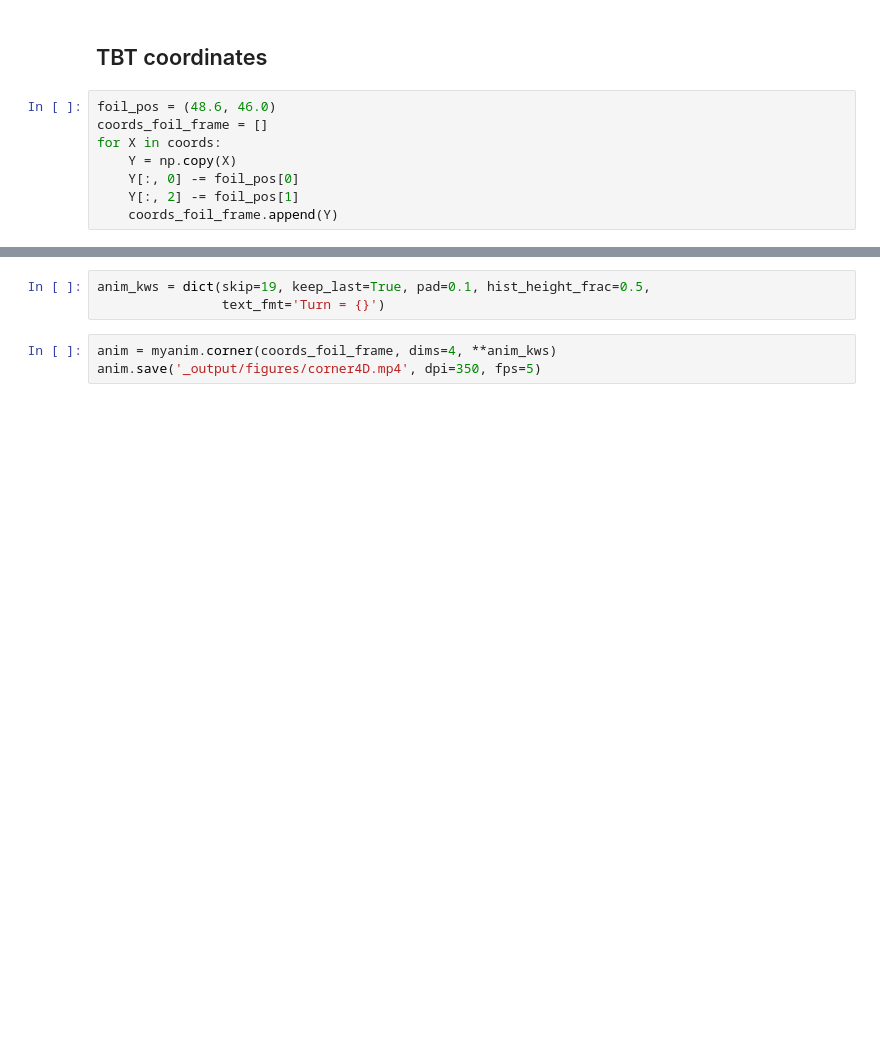
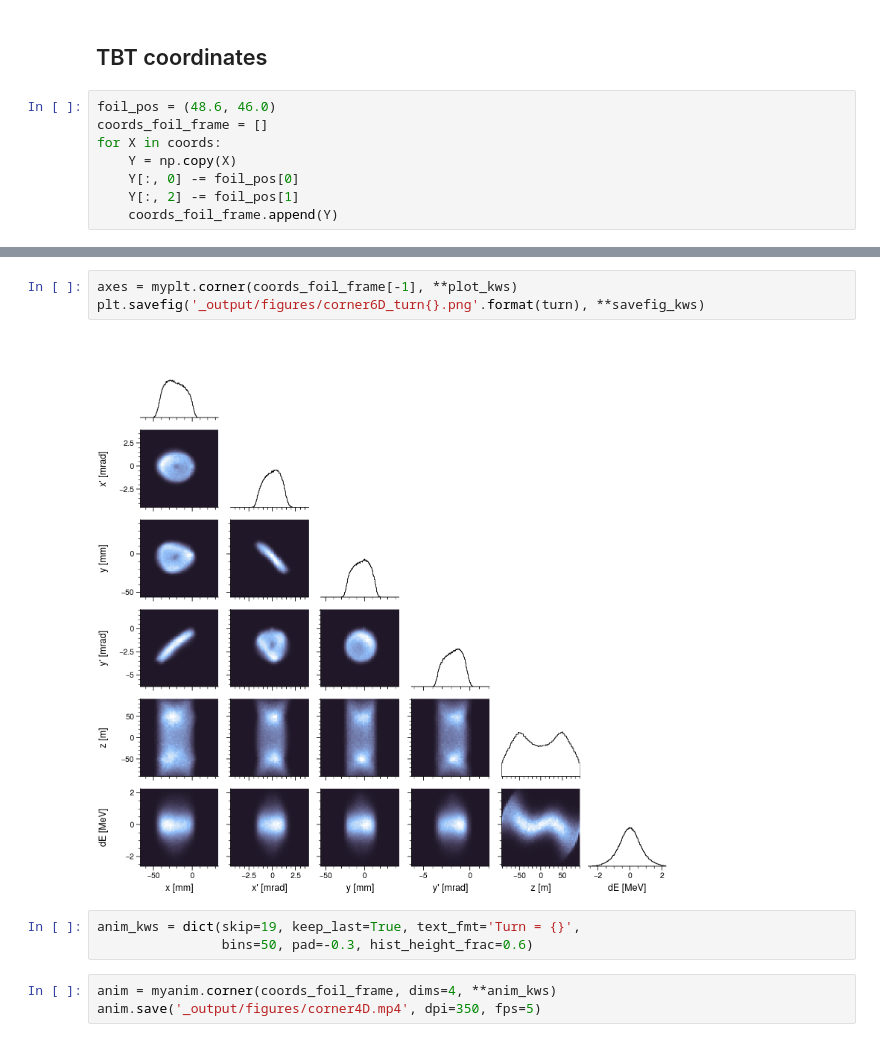
Before and after one commit to austin-hoover/accphys-tools, a Jupyter notebook: injection/analysis.ipynb, the cells around one changed output, grey strips where cells are left out. Drawn from its saved outputs; the diff is of its cells as text; blank space fills up the shorter version.

```diff
--- a/injection/analysis.ipynb
+++ b/injection/analysis.ipynb
@@ -224,6 +251,11 @@ plt.savefig('_output/figures/corner6D_turn{}.png'.format(turn), facecolor='w', d
+# %%
+axes = myplt.corner(coords_foil_frame[-1], **plot_kws)
+plt.savefig('_output/figures/corner6D_turn{}.png'.format(turn), **savefig_kws)
+# %% [output]
+[figure, added]
 # %%
-anim_kws = dict(skip=19, keep_last=True, pad=0.1, hist_height_frac=0.5,
-                text_fmt='Turn = {}')
+anim_kws = dict(skip=19, keep_last=True, text_fmt='Turn = {}',
+                bins=50, pad=-0.3, hist_height_frac=0.6)
 # %%
 anim = myanim.corner(coords_foil_frame, dims=4, **anim_kws)
 anim.save('_output/figures/corner4D.mp4', dpi=350, fps=5)
```
Also changed, not shown: parts of 18 cells of this notebook, 2 other files.
